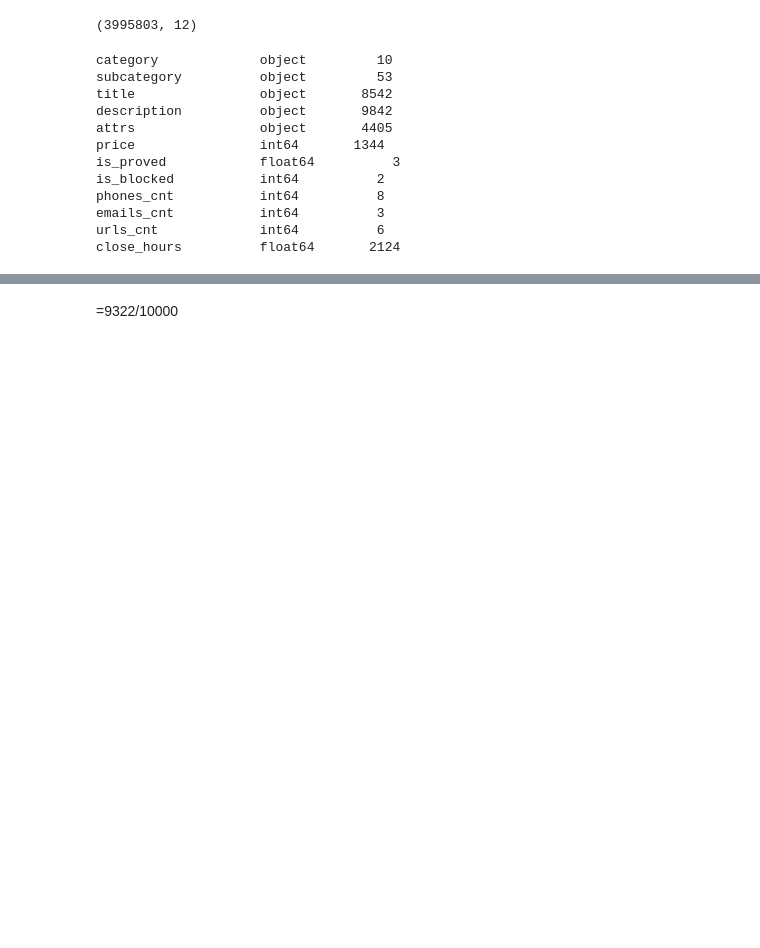
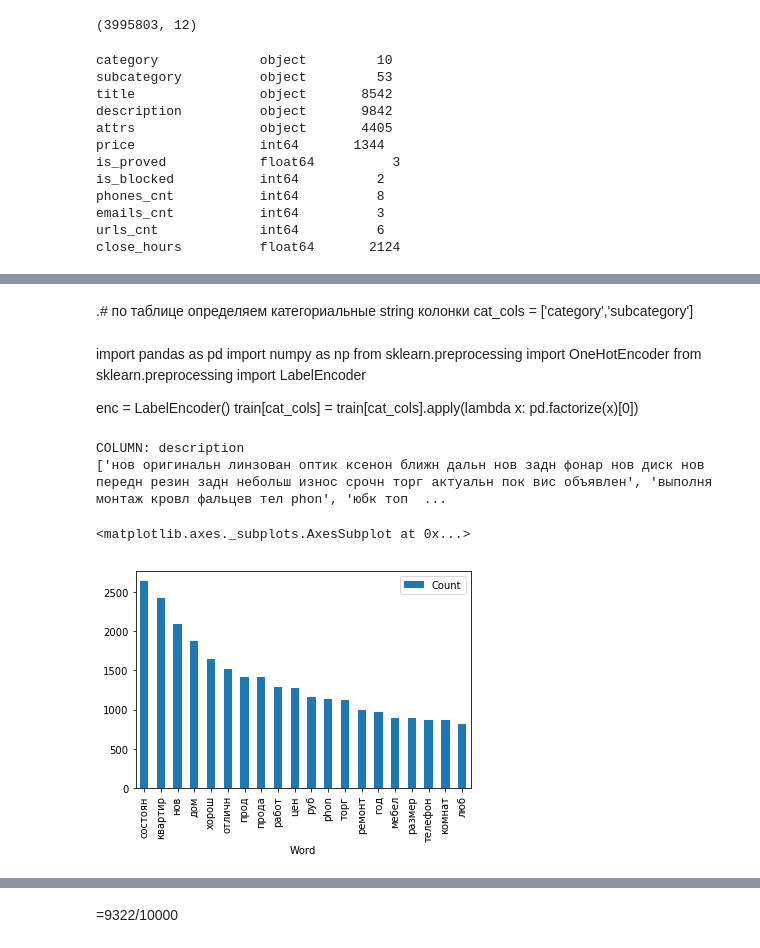
Before and after one commit to Motoaleks/kaggle_avito-prohibited-content, a Jupyter notebook: Solution.ipynb, the cells around one changed output, grey strips where cells are left out. Saved outputs shown, nothing was run; the diff lists cells and outputs as text; code cells hidden in the pictures; blank space fills up the shorter version.

```diff
--- a/Solution.ipynb
+++ b/Solution.ipynb
@@ -12,6 +12,10 @@ import sklearn
 import string
 
 from sklearn.feature_extraction.text import CountVectorizer
+# %%
+MAX_FEATURES = 5000 # Максимальное кол-во признаков-слов для CountVectorizer
+CAT_COLS = ['category', 'subcategory'] # факторизуемые колонки
+TARGET_COLUMNS = ['title', 'description', 'attrs', ['title', 'description']] # колонки, для построения BagOfWords тиблиц
 # %%
 data = pd.DataFrame.from_csv('data/avito_train.tsv', sep='\t')
 # %%
@@ -57,18 +48,0 @@ train[cat_cols] = train[cat_cols].apply(lambda x: pd.factorize(x)[0])
-# %%
-# стемминг и знаки пунктуации
-stemmer = RussianStemmer()
-exclude = set(string.punctuation)
-exclude = exclude | set(map(str,[1, 2, 3, 4, 5, 6, 7, 8, 9, 0]))
-
-# разделение по словам без знаков пунктуации и цифр
-def clear(title):
-    temp = ''.join([i for i in str(title) if i not in exclude])
-    temp = temp.split()
-    temp = [stemmer.stem(i).lower() for i in temp]
-    temp = [i for i in temp if len(i) > 2]
-    return temp
-# %%
-train['title'] = train['title'].apply(clear)
-train['description'] = train['description'].apply(clear)
-train['attrs'] = train['attrs'].apply(clear)
-train['td'] = train.title + train.description
@@ -119,6 +48,0 @@ array([0, 1], dtype=int64)
-# %%
-temp = train.is_blocked
-temp = temp.reset_index(drop=True)
-
-df_1 = pd.DataFrame(train_data_features)
-df_1['target'] = temp
@@ -128,0 +49,11 @@ df_1 = df_1.drop('target', axis=1)
+# %% [markdown]
+.# по таблице определяем категориальные string колонки
+cat_cols = ['category','subcategory']
+# %% [markdown]
+import pandas as pd
+import numpy as np
+from sklearn.preprocessing import OneHotEncoder
+from sklearn.preprocessing import LabelEncoder
+
+enc = LabelEncoder()
+train[cat_cols] = train[cat_cols].apply(lambda x: pd.factorize(x)[0])
@@ -128,0 +113,20 @@ df_1 = df_1.drop('target', axis=1)
+# %%
+# Проверка на работу методов на тестовых данных + визуализация CountVectorizer
+temp = frame(train, "description").toarray()
+
+# Получаем кол-во встреч слов
+dist = np.sum(temp, axis=0).tolist()
+# Получаем сами слова
+vocab = vectorizer.get_feature_names()
+
+# Формируем фрейм
+data_counts = pd.DataFrame([dist,vocab]).T
+data_counts.columns=["Count","Word"]
+data_counts = data_counts.sort_values("Count", ascending=False)
+# График по первым 20 словам
+data_counts.set_index('Word').iloc[:20].plot.bar()
+# %% [output]
+COLUMN: description
+['нов оригинальн линзован оптик ксенон ближн дальн нов задн фонар нов диск нов передн резин задн небольш износ срочн торг актуальн пок вис объявлен', 'выполня монтаж кровл фальцев тел phon', 'юбк топ  ...
+<matplotlib.axes._subplots.AxesSubplot at 0x...>
+[figure, added]
```
Also changed, not shown: parts of 20 cells of this notebook, 1 other file.
